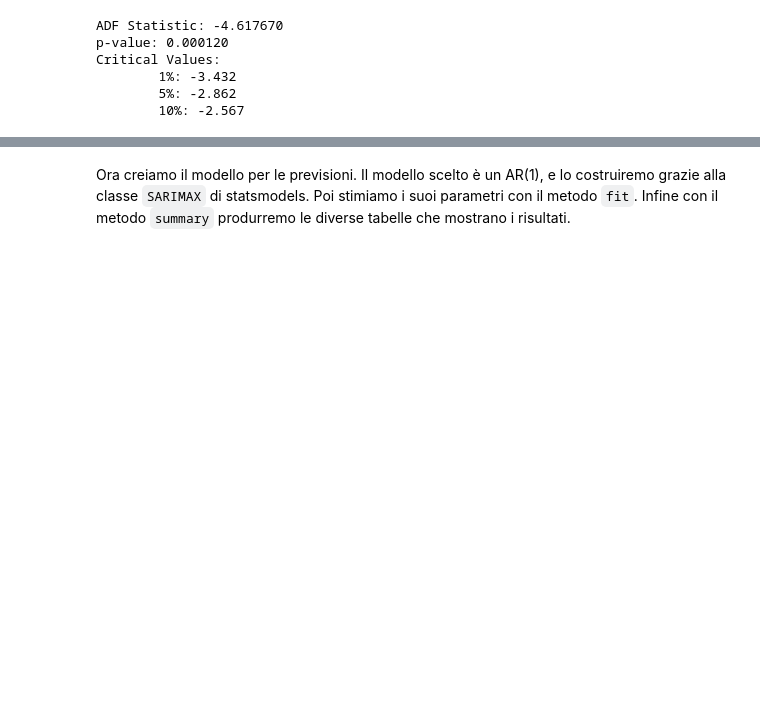
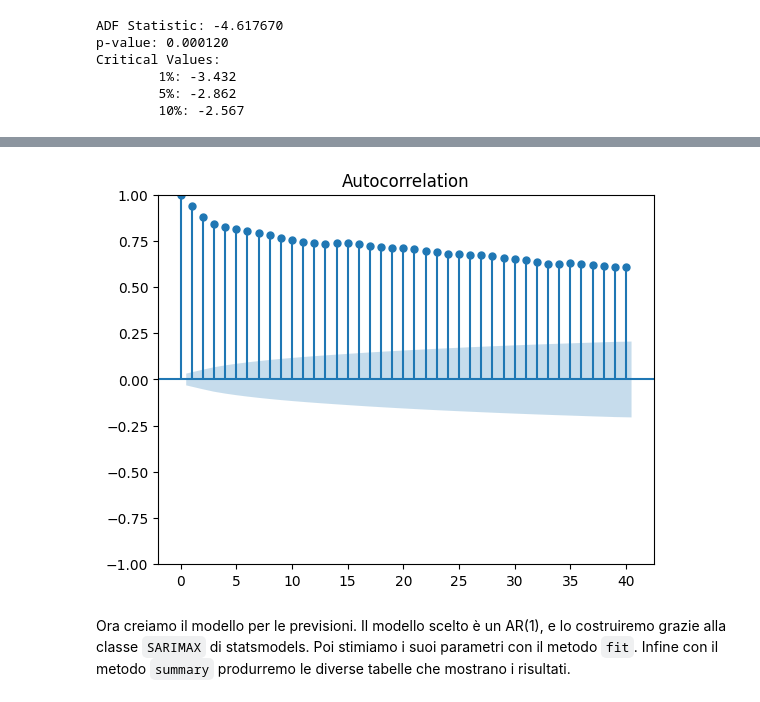
Before and after one commit to ChiaraAmalia/DataScience2Project, a Jupyter notebook: forecasting.ipynb, the cells around one changed output, grey strips where cells are left out. Cells and saved outputs as stored; diff of their text form; code cells hidden in the pictures; blank space fills up the shorter version.

```diff
--- a/forecasting.ipynb
+++ b/forecasting.ipynb
@@ -344,3 +356,8 @@ Critical Values:
+# %%
+sm.graphics.tsa.plot_acf(forSo.values.squeeze(), lags=40)
+plt.show()
+# %% [output]
+[figure, added]
 # %% [markdown]
 Ora creiamo il modello per le previsioni.
 Il modello scelto è un AR(1), e lo costruiremo grazie alla classe `SARIMAX` di statsmodels.
```
Also changed, not shown: parts of 6 cells of this notebook, 1 other file.
